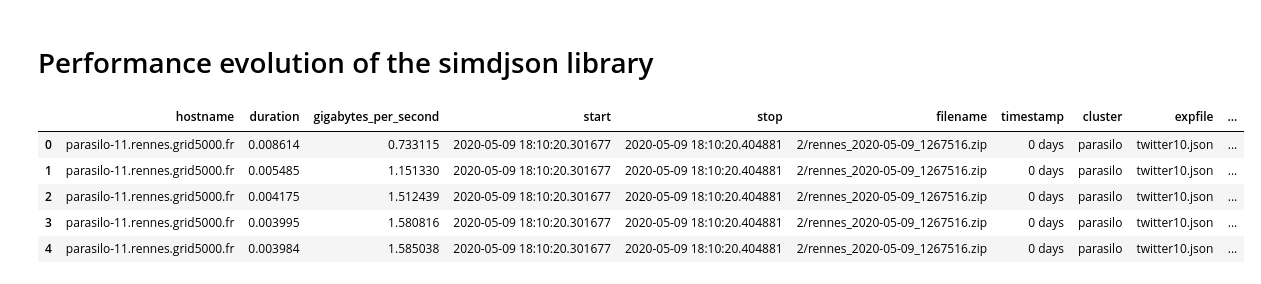
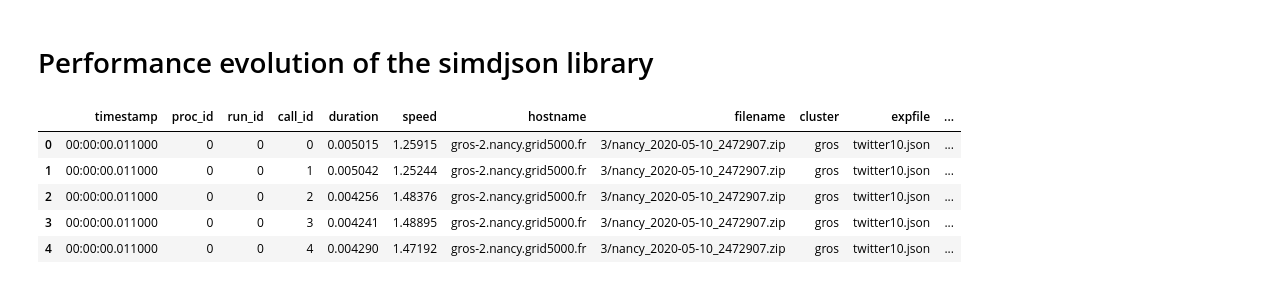
Before and after one commit to Ezibenroc/calibration_analysis, a Jupyter notebook: simdjson/version.ipynb, the cells around one changed output. Drawn from its saved outputs; the diff is of its cells as text; code cells hidden in the pictures.

```diff
--- a/simdjson/version.ipynb
+++ b/simdjson/version.ipynb
@@ -12,50 +12,43 @@ import yaml
 import warnings
 from statsmodels.formula.api import ols
 from numpy import log, mean, std
 
 warnings.simplefilter(action='ignore')
 
 def get_yaml(archive_name, yaml_name):
     archive = zipfile.ZipFile(archive_name)
     return yaml.load(io.BytesIO(archive.read(yaml_name)))
 
 def read_csv(archive_name, file_name):
     archive = zipfile.ZipFile(archive_name)
     res = pandas.read_csv(io.BytesIO(archive.read(file_name)))
     res['filename'] = archive_name
     return res
 
 def read_result(name):
-    res = read_csv(name, 'results.csv')
-    res['start'] = pandas.to_datetime(res['start'])
-    res['stop'] = pandas.to_datetime(res['stop'])
-    res['timestamp'] = res['start'] - res['start'].min()
+    res = read_csv(name, 'result.csv')
+    res['timestamp'] = pandas.to_datetime(res['timestamp'], format='%Y-%m-%d %H:%M:%S:%f')
+    res['timestamp'] = res['timestamp'] - res['timestamp'].min()
     info = get_yaml(name, 'info.yaml')
     res['cluster'] = info['cluster']
     res['expfile'] = info['expfile'][0]
     installfile = info['installfile']
     installfile = get_yaml(name, installfile)
     res['version'] = installfile['version']
-    res['global_id'] = -1
-    nb_calls = installfile['nb_runs']*installfile['nb_calls']
-    for host in res['hostname'].unique():
-        res.loc[res['hostname'] == host, 'global_id'] = range(nb_calls)
-    res['run_id'] = res['global_id'] // installfile['nb_calls']
-    res['call_id'] = res['global_id'] % installfile['nb_calls']
     return res
 
-directory = '2/'
+directory = '3/'
 all_files = [os.path.join(directory, f) for f in os.listdir(directory) if f.endswith('.zip')]
 
 df = pandas.concat([read_result(f) for f in all_files])
 df.head()
 # %% [output]
-|  | hostname | duration | gigabytes_per_second | start | stop | filename | timestamp | cluster | expfile | ... |
-| 0 | parasilo-11.rennes.grid5000.fr | 0.008614 | 0.733115 | 2020-05-09 18:10:20.301677 | 2020-05-09 18:10:20.404881 | 2/rennes_2020-05-09_1267516.zip | 0 days | parasilo | twitter10.json | ... |
-| 1 | parasilo-11.rennes.grid5000.fr | 0.005485 | 1.151330 | 2020-05-09 18:10:20.301677 | 2020-05-09 18:10:20.404881 | 2/rennes_2020-05-09_1267516.zip | 0 days | parasilo | twitter10.json | ... |
-| 2 | parasilo-11.rennes.grid5000.fr | 0.004175 | 1.512439 | 2020-05-09 18:10:20.301677 | 2020-05-09 18:10:20.404881 | 2/rennes_2020-05-09_1267516.zip | 0 days | parasilo | twitter10.json | ... |
-| 3 | parasilo-11.rennes.grid5000.fr | 0.003995 | 1.580816 | 2020-05-09 18:10:20.301677 | 2020-05-09 18:10:20.404881 | 2/rennes_2020-05-09_1267516.zip | 0 days | parasilo | twitter10.json | ... |
-| 4 | parasilo-11.rennes.grid5000.fr | 0.003984 | 1.585038 | 2020-05-09 18:10:20.301677 | 2020-05-09 18:10:20.404881 | 2/rennes_2020-05-09_1267516.zip | 0 days | parasilo | twitter10.json | ... |
+|  | timestamp | proc_id | run_id | call_id | duration | speed | hostname | filename | cluster | expfile | ... |
+| 0 | 00:00:00.011000 | 0 | 0 | 0 | 0.005015 | 1.25915 | gros-2.nancy.grid5000.fr | 3/nancy_2020-05-10_2472907.zip | gros | twitter10.json | ... |
+| 1 | 00:00:00.011000 | 0 | 0 | 1 | 0.005042 | 1.25244 | gros-2.nancy.grid5000.fr | 3/nancy_2020-05-10_2472907.zip | gros | twitter10.json | ... |
+| 2 | 00:00:00.011000 | 0 | 0 | 2 | 0.004256 | 1.48376 | gros-2.nancy.grid5000.fr | 3/nancy_2020-05-10_2472907.zip | gros | twitter10.json | ... |
+| 3 | 00:00:00.011000 | 0 | 0 | 3 | 0.004241 | 1.48895 | gros-2.nancy.grid5000.fr | 3/nancy_2020-05-10_2472907.zip | gros | twitter10.json | ... |
+| 4 | 00:00:00.011000 | 0 | 0 | 4 | 0.004290 | 1.47192 | gros-2.nancy.grid5000.fr | 3/nancy_2020-05-10_2472907.zip | gros | twitter10.json | ... |
 # %%
 versions = {
     '3c3a4db54e1775de6e1946e66d7524f2f38aa02a': '2020-05-06 23:08:10',
```
Also changed, not shown: parts of 8 cells of this notebook, 5 other files.
